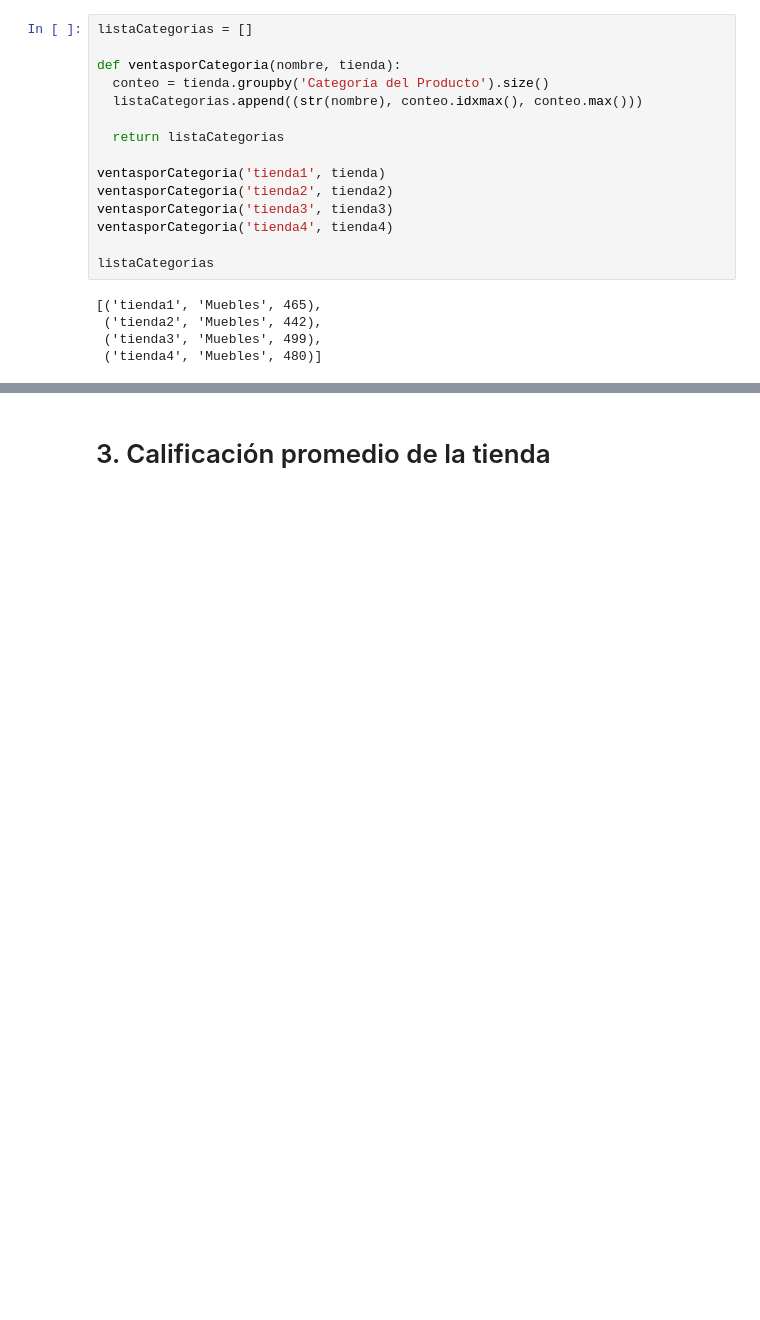
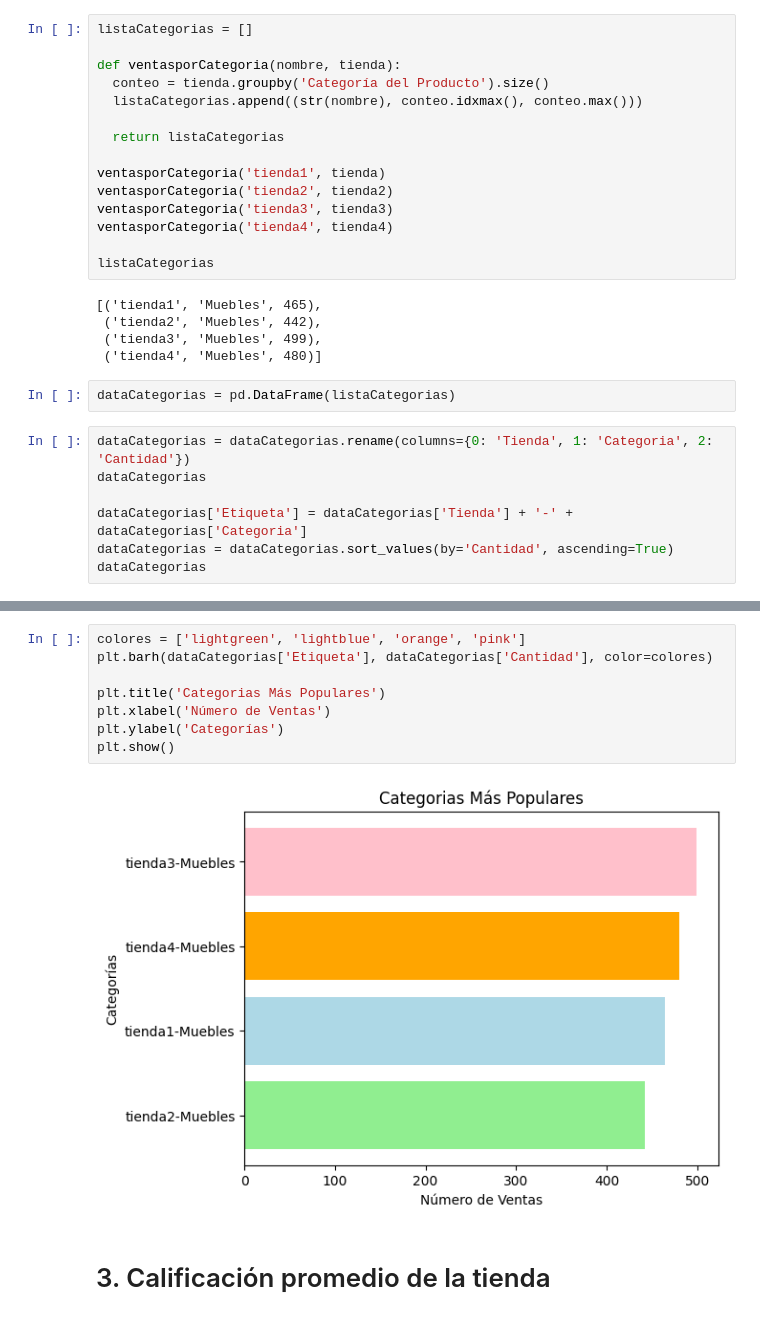
Before and after one commit to JuanDlog/Challenge-Alura-Store, a Jupyter notebook: AluraStoreLatam.ipynb, the cells around one changed output, grey strips where cells are left out. Saved outputs shown, nothing was run; the diff lists cells and outputs as text; blank space fills up the shorter version.

```diff
--- a/AluraStoreLatam.ipynb
+++ b/AluraStoreLatam.ipynb
@@ -90,3 +90,12 @@ listaCategorias
  ('tienda2', 'Muebles', 442),
  ('tienda3', 'Muebles', 499),
  ('tienda4', 'Muebles', 480)]
+# %%
+dataCategorias = pd.DataFrame(listaCategorias)
+# %%
+dataCategorias = dataCategorias.rename(columns={0: 'Tienda', 1: 'Categoria', 2: 'Cantidad'})
+dataCategorias
+
+dataCategorias['Etiqueta'] = dataCategorias['Tienda'] + '-' + dataCategorias['Categoria']
+dataCategorias = dataCategorias.sort_values(by='Cantidad', ascending=True)
+dataCategorias
@@ -93,3 +108,13 @@ listaCategorias
+# %%
+colores = ['lightgreen', 'lightblue', 'orange', 'pink']
+plt.barh(dataCategorias['Etiqueta'], dataCategorias['Cantidad'], color=colores)
+
+plt.title('Categorias Más Populares')
+plt.xlabel('Número de Ventas')
+plt.ylabel('Categorías')
+plt.show()
+# %% [output]
+[figure, added]
 # %% [markdown]
 # 3. Calificación promedio de la tienda
 # %%
```
Also changed, not shown: parts of 2 cells of this notebook.
